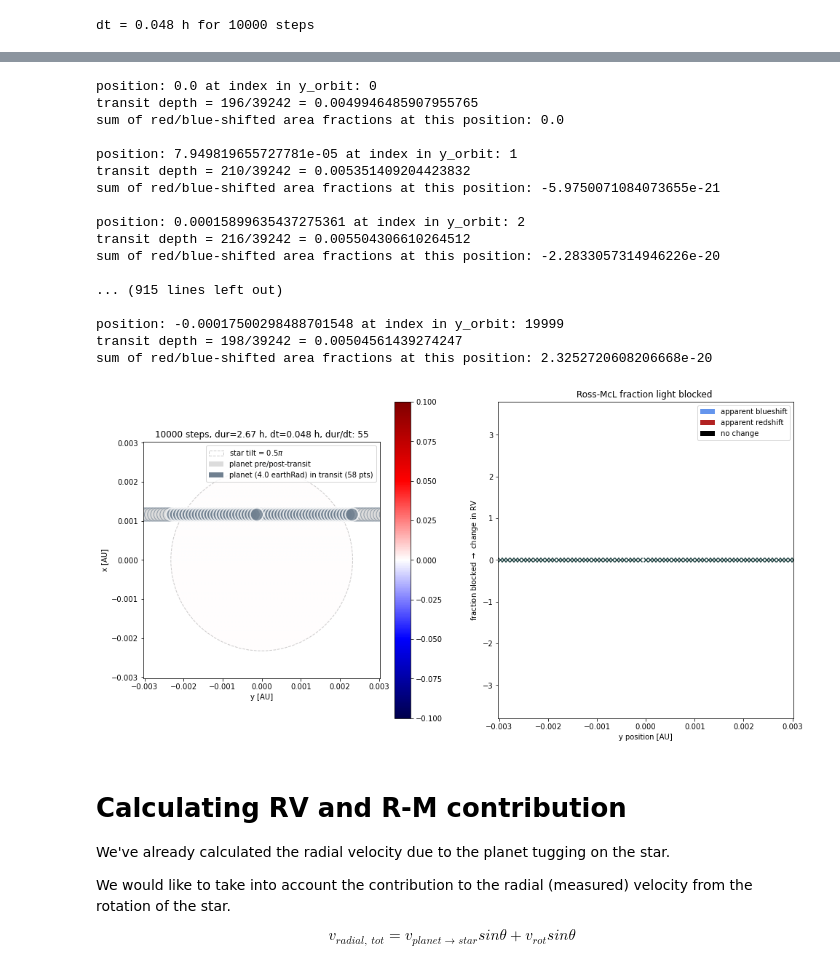
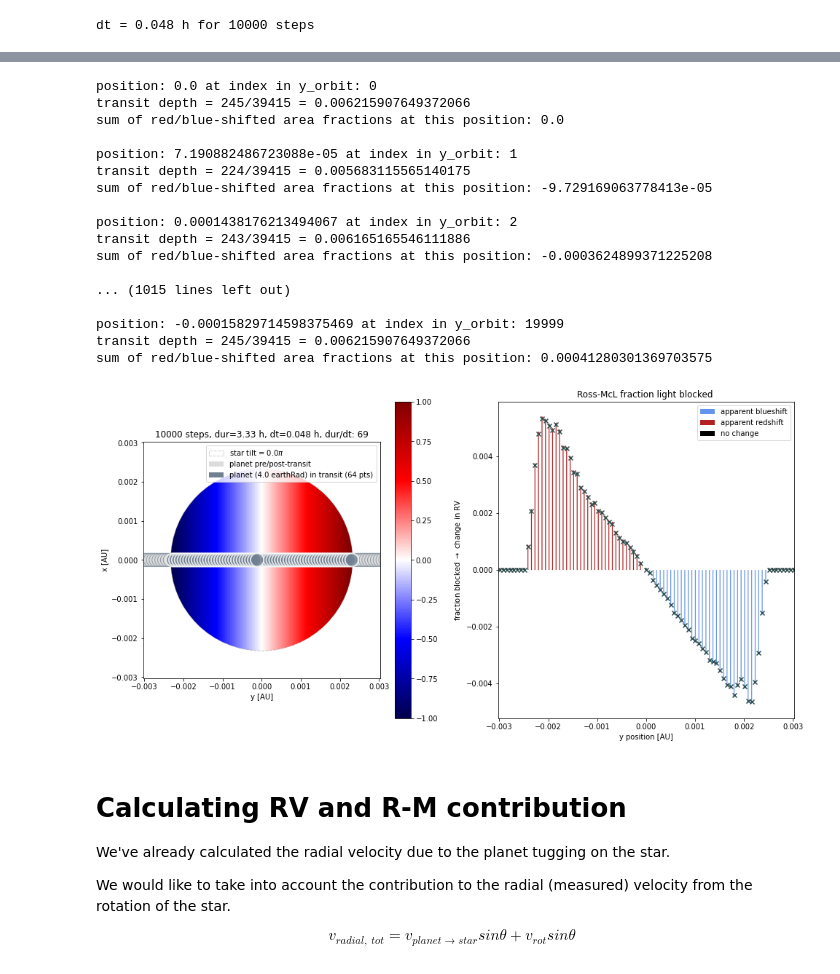
Before and after one commit to namagu/rossiter-mclaughlin-coaddventure, a Jupyter notebook: rv_from_scratch.ipynb, the cells around one changed output, grey strips where cells are left out. Saved outputs shown, nothing was run; the diff lists cells and outputs as text; code cells hidden in the pictures.

Commit message:
made plots for spjc

```diff
--- a/rv_from_scratch.ipynb
+++ b/rv_from_scratch.ipynb
@@ -182,26 +192,36 @@ def kepler_solver(n, P, nP, theta0, r0):
 # %%
 # set system initial conditions
 
+# get params from file
+star = params_file.iloc[0]
+koi = 'TEST' # star['Star']
+#  KOI 3497, KIC 8424002, Kepler-1512 ???
+######## DANGER: ASSUMING RSTAR FROM MSTAR ################
+koimstar, koirstar, koiPstar = 0.5, 0.5, 30. # [0.3460, 3.44, 30] #star['Mass'], star['Mass'], star['Prot'] #
+######## DANGER: ASSUMING MP FROM RP ################
+koimp = 20 # 1.03 # 20
+koirp = 4 # 1.03 # 4
+koiP = 20 # star['Period'] # 20
+
 # star
-mstar = 0.5 * u.M_sun  # stellar mass
-rstar = 0.5 * u.R_sun  # stellar radius
-Pstar = 30 * u.d # stellar rotation period
-phi_star = np.pi*0.5 # tilted towards us to be pole on
-
+mstar = koimstar * u.M_sun  # stellar mass
+rstar = koirstar * u.R_sun  # stellar radius
+Pstar = koiPstar * u.d # stellar rotation period
+phi_star = 0.*(np.pi/180) # np.pi*0.5 # tilted towards us to be pole on
 
 # planet
-mp = 20 * u.M_earth # 1 * u.M_jupiter # planet mass
-rp = 4 * u.R_earth # 1 * u.R_jup # planet radius
+mp = koimp * u.M_earth # 1 * u.M_jupiter # planet mass
+rp = koirp * u.R_earth # 1 * u.R_jup # planet radius
 
 # set orbital parameters
 
-P = 20 * u.day
+P = koiP * u.day
 a = get_a(mstar, mp, P)
-e = 0.1  # orbital eccentricity
+e = 0.0  # orbital eccentricity, 0 for now
 omega = np.pi * 0.5
-b = 0.5 # 0.5
+b = 0. # 0.5
 incl = get_incl(b, a, rstar, e, omega)# np.pi * 0.5  # assume we are observing in-plane, i.e. inclination = 90 deg
-print(f"i = {incl}")
+print(f"incl = {incl*(180/np.pi) :.3} deg")
 
 K = ((2 * math.pi * const.G) / P)**(1/3) * ((mp * math.sin(incl))/(mp + mstar)**(2/3)) / (math.sqrt(1 - e**2))
 print(f"K, semi-amplitude = {K.decompose()}")
@@ -588,22 +620,22 @@ for q in range(len(around_transit_y)):
 #    if hwite area: nothing
 # %% [output]
 position: 0.0 at index in y_orbit: 0
-transit depth = 196/39242 = 0.0049946485907955765
+transit depth = 245/39415 = 0.006215907649372066
 sum of red/blue-shifted area fractions at this position: 0.0
 
-position: 7.949819655727781e-05 at index in y_orbit: 1
-transit depth = 210/39242 = 0.005351409204423832
-sum of red/blue-shifted area fractions at this position: -5.9750071084073655e-21
+position: 7.190882486723088e-05 at index in y_orbit: 1
+transit depth = 224/39415 = 0.005683115565140175
+sum of red/blue-shifted area fractions at this position: -9.729169063778413e-05
 
-position: 0.00015899635437275361 at index in y_orbit: 2
-transit depth = 216/39242 = 0.005504306610264512
-sum of red/blue-shifted area fractions at this position: -2.2833057314946226e-20
+position: 0.0001438176213494067 at index in y_orbit: 2
+transit depth = 243/39415 = 0.006165165546111886
+sum of red/blue-shifted area fractions at this position: -0.0003624899371225208
 
-... (915 lines left out)
+... (1015 lines left out)
 
-position: -0.00017500298488701548 at index in y_orbit: 19999
-transit depth = 198/39242 = 0.00504561439274247
-sum of red/blue-shifted area fractions at this position: 2.3252720608206668e-20
+position: -0.00015829714598375469 at index in y_orbit: 19999
+transit depth = 245/39415 = 0.006215907649372066
+sum of red/blue-shifted area fractions at this position: 0.00041280301369703575
 # %%
 fig = plt.figure(figsize=(16,8))
 
@@ -680,36 +712,36 @@ plt.arrow(0,0,0,0,width=0,facecolor='black', edgecolor='none',
 
 width = np.diff(around_transit_y)[0]*0.25
 n_to_plot = int(len(drvs) / nP)
 # loop through positions we examined
 for q in range(n_to_plot):
     dy=np.round(drvs[q],6)
     if drvs[q] > 0: # apparent red-shift
         plt.arrow(x=around_transit_y[q], y=0, dx=0, dy=dy,
                   width=width,facecolor='firebrick', edgecolor='none')
     elif drvs[q] < 0: # apparent blue-shift
         plt.arrow(x=around_transit_y[q], y=0, dx=0, dy=dy,
                   width=width, facecolor='cornflowerblue', edgecolor='none')
     else:
         plt.arrow(x=around_transit_y[q], y=0, dx=0, dy=dy,
                   width=width,facecolor='black', edgecolor='none')
 
 
 ax2.scatter(around_transit_y[:n_to_plot],np.round(drvs[:n_to_plot],6),marker='x',fc='darkslategrey') # x, y, u, v
 
 # formatting
 ax2.set_xlim(left_edge*1.3,right_edge*1.3)
-ylims = tuple(0.5*rv.max().value*np.array([-1,1])) # (drvs.min()*1.3,drvs.max()*1.3)
-ax2.set_ylim(ylims)
+#ylims = tuple(0.5*rv.max().value*np.array([-1,1])) # (drvs.min()*1.3,drvs.max()*1.3)
+#ax2.set_ylim(ylims)
 ax2.set_xlabel("y position [AU]")
 ax2.set_ylabel(r"fraction blocked $\rightarrow$ change in RV")
 ax2.set_title(r"Ross-McL fraction light blocked ")
 plt.legend()
 
 plt.savefig("areaBlockedRatio_up_down_RM.png")
 
 # vrot star ~ 1.6 km/s
 # %% [output]
-[figure, old version]
+[figure, new version]
 # %% [markdown]
 # Calculating RV and R-M contribution
 
```
Also changed, not shown: parts of 23 cells of this notebook, 1 other file.
